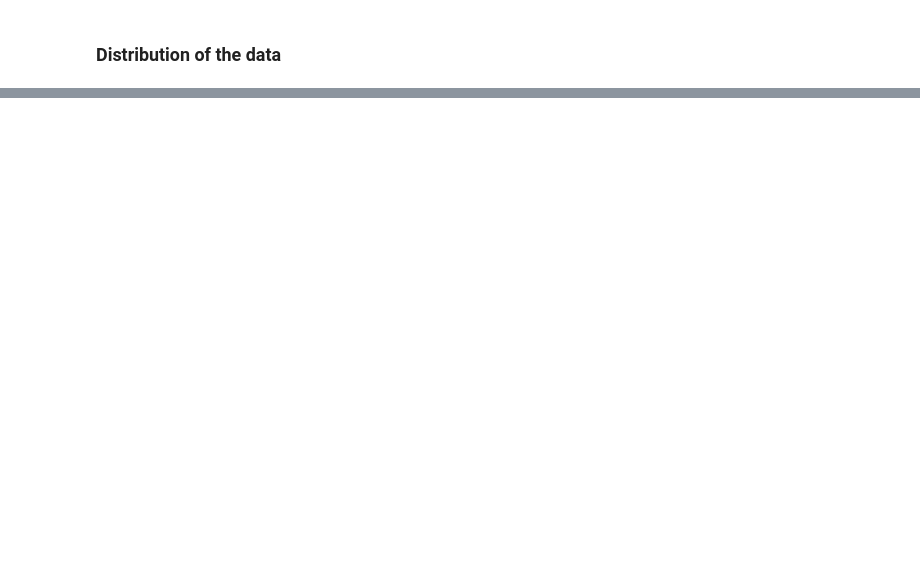
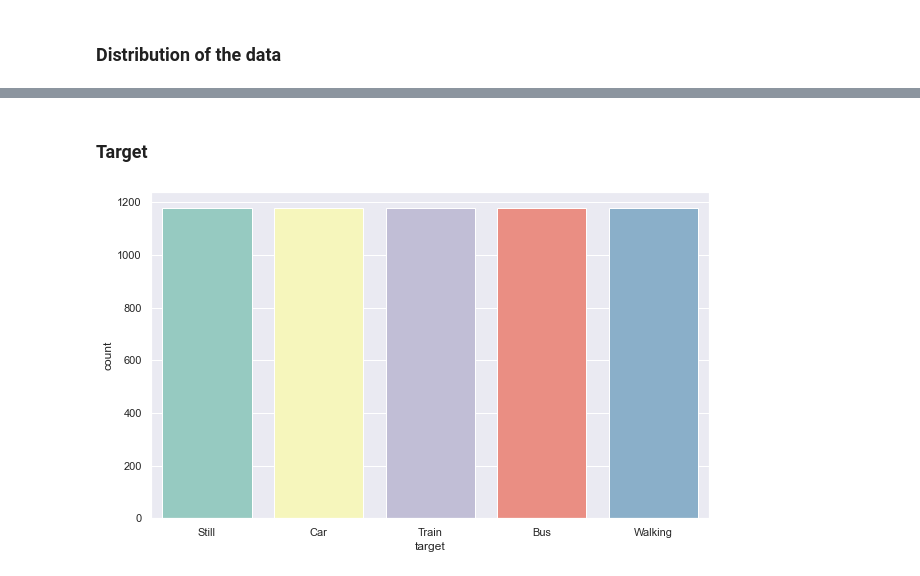
Before and after one commit to RitthujaKandasamy/Google-Fit, a Jupyter notebook: EDA.ipynb, the cells around one changed output, grey strips where cells are left out. Saved outputs shown, nothing was run; the diff lists cells and outputs as text; code cells hidden in the pictures; blank space fills up the shorter version.

```diff
--- a/EDA.ipynb
+++ b/EDA.ipynb
@@ -83,6 +108,11 @@ for i in data.columns:
+# %% [markdown]
+### Target
 # %%
-# Plot the sex
+# Plot the target
 
-column = {'0': 'female', '1': 'male'}
-sns.countplot(x='target',data=data,palette='Set3')
+plt.figure(figsize = (10, 6))
+#column = {'0': 'Car', '1': 'Bus', '2': 'Still', '3': 'Walking', '4': 'Train'}
+sns.countplot(x='target',data= data, palette ='Set3')
 plt.show()
+# %% [output]
+[figure, added]
```
Also changed, not shown: parts of 9 cells of this notebook.
